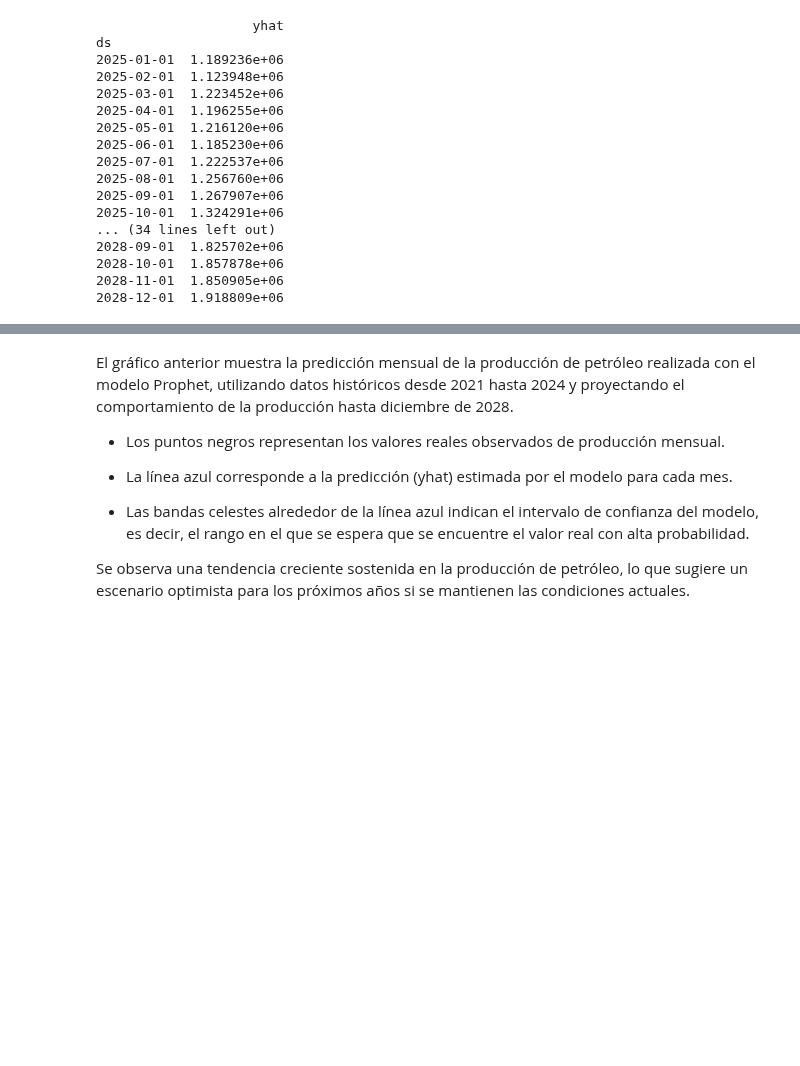
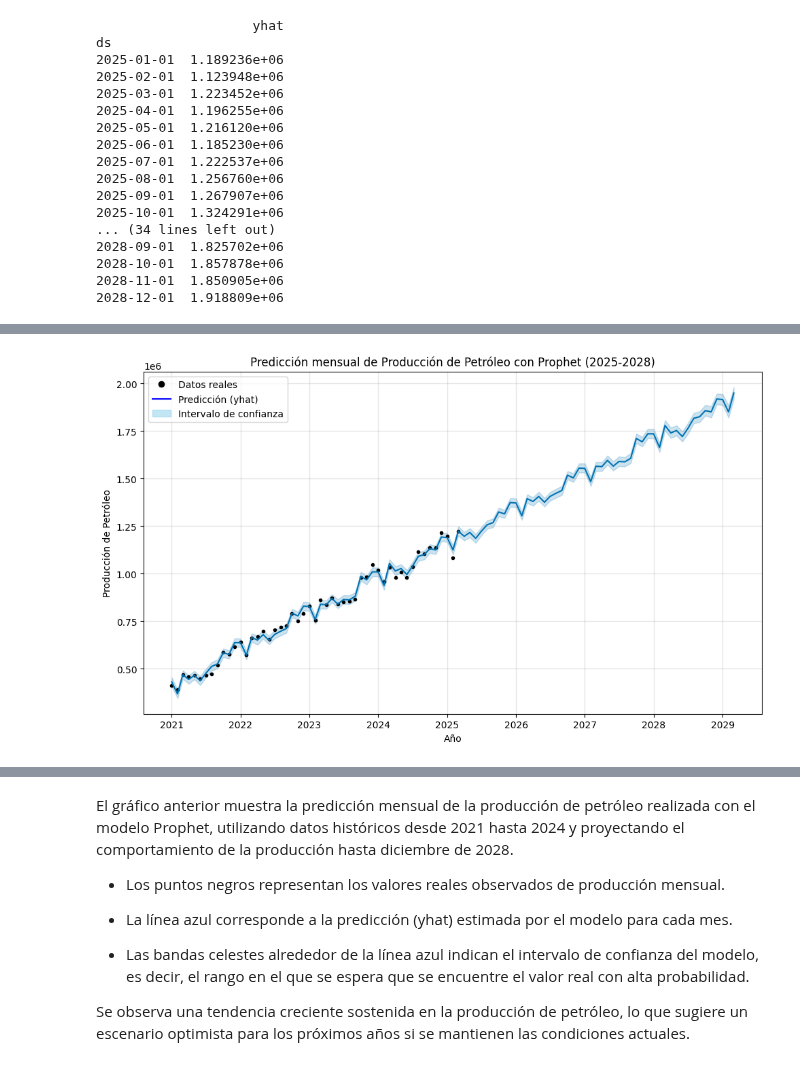
Before and after one commit to antonellafontanetto/Pre-Entrega-3, a Jupyter notebook: Notebooks/Modelo_Prophet (3).ipynb, the cells around one changed output, grey strips where cells are left out. Cells and saved outputs as stored; diff of their text form; code cells hidden in the pictures; blank space fills up the shorter version.

```diff
--- a/Notebooks/Modelo_Prophet (3).ipynb
+++ b/Notebooks/Modelo_Prophet (3).ipynb
@@ -514,0 +492,70 @@ plt.show()
+# %%
+# Prophet, el modelo de series temporales desarrollado por Facebook/Meta.
+import pandas as pd
+import matplotlib.pyplot as plt
+from prophet import Prophet
+import matplotlib.patches as mpatches
+from matplotlib.lines import Line2D
+
+# Crear columna de fecha
+# Se construye una nueva columna fecha combinando las columnas Año y Mes, con el día fijado en 1. Esta columna será usada como eje temporal para el modelo Prophet.
+Produccion_ypf['fecha'] = pd.to_datetime({
+    'year': Produccion_ypf['Año'].astype(int),
+    'month': Produccion_ypf['Mes'].astype(int),
+    'day': 1
+})
+
+# Agrupar y preparar datos para Prophet
+# Se establece fecha como índice del DataFrame.
+# Se usa .resample('MS') para asegurar que los datos estén agregados por mes (MS = Month Start).
+# Se crea un nuevo DataFrame df_prophet con dos columnas renombradas:
+# ds: la fecha
+# y: el valor a predecir (producción de petróleo)
+# Prophet requiere obligatoriamente estas dos columnas con esos nombres.
+serie = Produccion_ypf.set_index('fecha')['Produccion de Petroleo'].resample('MS').sum()
+df_prophet = serie.reset_index()
+df_prophet.columns = ['ds', 'y']
+
+# Crear y entrenar el modelo
+# Se instancia el modelo Prophet y se entrena con los datos históricos. El modelo aprende las tendencias, estacionalidad y patrones de la serie temporal.
+modelo = Prophet()
+modelo.fit(df_prophet)
+
+# Crear fechas futuras hasta diciembre de 2028
+# Se generan 48 fechas mensuales futuras a partir de la última fecha en el dataset (hasta diciembre 2028).
+# Se hace la predicción con .predict(), que devuelve un DataFrame con múltiples columnas, incluyendo:
+# yhat: la predicción central
+# yhat_lower y yhat_upper: intervalo de confianza
+# trend, seasonal, etc.
+futuro = modelo.make_future_dataframe(periods=48, freq='MS')
+forecast = modelo.predict(futuro)
+
+# Graficar resultados
+# Se crea el gráfico con:
+# La línea azul (yhat): predicción mensual.
+# Intervalo sombreado: margen de incertidumbre.
+# Líneas negras: datos históricos reales.
+# Se personaliza el gráfico con título, etiquetas, grilla y leyenda explicativa.
+fig = modelo.plot(forecast)
+plt.title('Predicción mensual de Producción de Petróleo con Prophet (2025-2028)')
+plt.xlabel('Año')
+plt.ylabel('Producción de Petróleo')
+plt.grid(True)
+
+# Agregar leyenda explicativa
+# 🔵 Línea azul: predicción central
+# 🔷 Franja celeste: intervalo de confianza (yhat_lower - yhat_upper)
+# ⚫ Puntos negros: datos reales
+
+linea_azul = Line2D([0], [0], color='blue', label='Predicción (yhat)')
+franja_celeste = mpatches.Patch(color='skyblue', alpha=0.5, label='Intervalo de confianza')
+puntos_negros = Line2D([0], [0], marker='o', color='black', linestyle='None', label='Datos reales')
+
+plt.legend(handles=[puntos_negros, linea_azul, franja_celeste], loc='upper left')
+
+plt.tight_layout()
+plt.show()
+
+# Mostrar tabla de predicción de 2025 en adelante
+print(forecast[['ds', 'yhat']].set_index('ds').loc['2025-01-01':'2028-12-01'])
+# %% [output]
@@ -514,0 +573 @@ plt.show()
+[figure, added]
```
Also changed, not shown: parts of 2 cells of this notebook.
